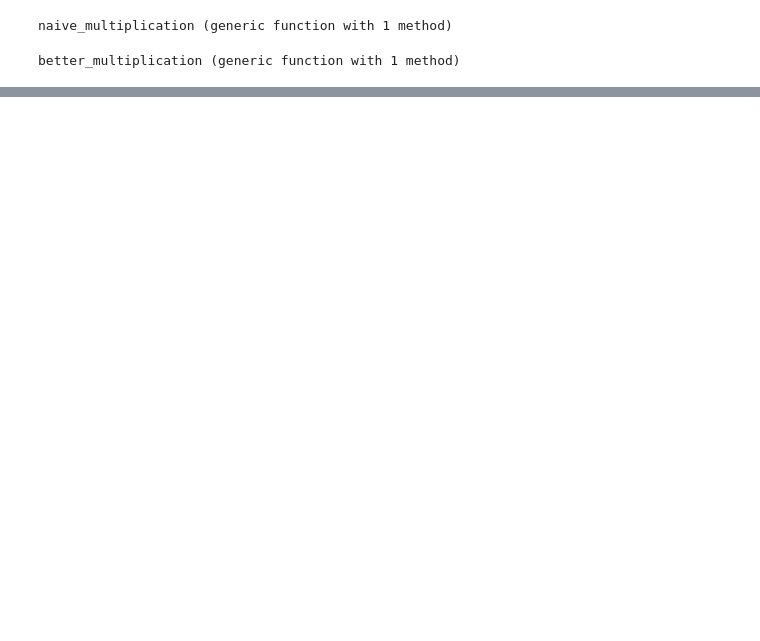
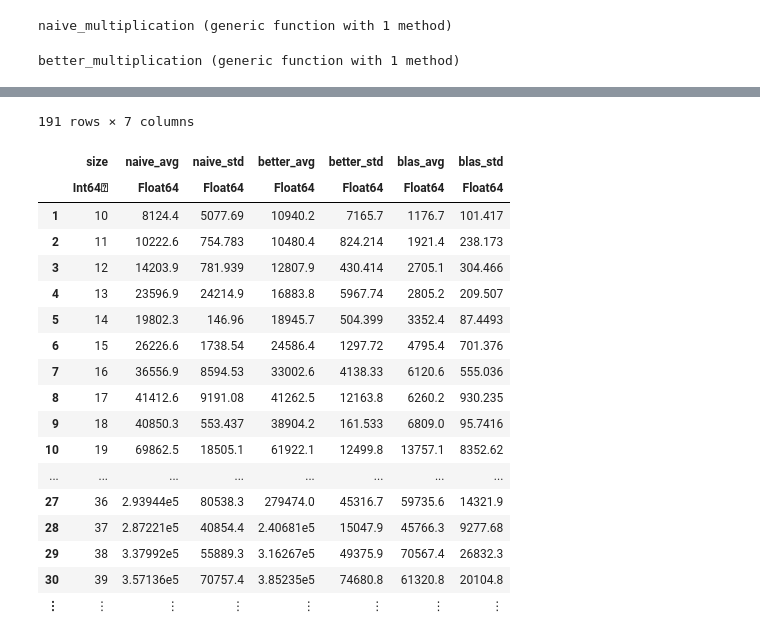
Before and after one commit to piotrek-szczygiel/mownit, a Jupyter notebook: lab3/lab3.ipynb, the cells around one changed output, grey strips where cells are left out. Saved outputs shown, nothing was run; the diff lists cells and outputs as text; code cells hidden in the pictures; blank space fills up the shorter version.

```diff
--- a/lab3/lab3.ipynb
+++ b/lab3/lab3.ipynb
@@ -118,0 +117,2 @@ plot!(processed[:size], blas_p)
+# %%
+data = CSV.read("results.csv")
@@ -118,0 +139,24 @@ plot!(processed[:size], blas_p)
+# %%
+processed = by(data, :size, df->DataFrame(naive_avg=mean(df[:naive]),
+        naive_std=std(df[:naive]), better_avg=mean(df[:better]),
+        better_std=std(df[:better]), blas_avg=mean(df[:blas]), blas_std=std(df[:blas])))
+# %% [output]
+191 rows × 7 columns
+|  | size | naive_avg | naive_std | better_avg | better_std | blas_avg | blas_std |
+|  | Int64⍰ | Float64 | Float64 | Float64 | Float64 | Float64 | Float64 |
+| 1 | 10 | 8124.4 | 5077.69 | 10940.2 | 7165.7 | 1176.7 | 101.417 |
+| 2 | 11 | 10222.6 | 754.783 | 10480.4 | 824.214 | 1921.4 | 238.173 |
+| 3 | 12 | 14203.9 | 781.939 | 12807.9 | 430.414 | 2705.1 | 304.466 |
+| 4 | 13 | 23596.9 | 24214.9 | 16883.8 | 5967.74 | 2805.2 | 209.507 |
+| 5 | 14 | 19802.3 | 146.96 | 18945.7 | 504.399 | 3352.4 | 87.4493 |
+| 6 | 15 | 26226.6 | 1738.54 | 24586.4 | 1297.72 | 4795.4 | 701.376 |
+| 7 | 16 | 36556.9 | 8594.53 | 33002.6 | 4138.33 | 6120.6 | 555.036 |
+| 8 | 17 | 41412.6 | 9191.08 | 41262.5 | 12163.8 | 6260.2 | 930.235 |
+| 9 | 18 | 40850.3 | 553.437 | 38904.2 | 161.533 | 6809.0 | 95.7416 |
+| 10 | 19 | 69862.5 | 18505.1 | 61922.1 | 12499.8 | 13757.1 | 8352.62 |
+| ... | ... | ... | ... | ... | ... | ... | ... |
+| 27 | 36 | 2.93944e5 | 80538.3 | 279474.0 | 45316.7 | 59735.6 | 14321.9 |
+| 28 | 37 | 2.87221e5 | 40854.4 | 2.40681e5 | 15047.9 | 45766.3 | 9277.68 |
+| 29 | 38 | 3.37992e5 | 55889.3 | 3.16267e5 | 49375.9 | 70567.4 | 26832.3 |
+| 30 | 39 | 3.57136e5 | 70757.4 | 3.85235e5 | 74680.8 | 61320.8 | 20104.8 |
+| ⋮ | ⋮ | ⋮ | ⋮ | ⋮ | ⋮ | ⋮ | ⋮ |
```
Also changed, not shown: parts of 10 cells of this notebook, 2 other files.
